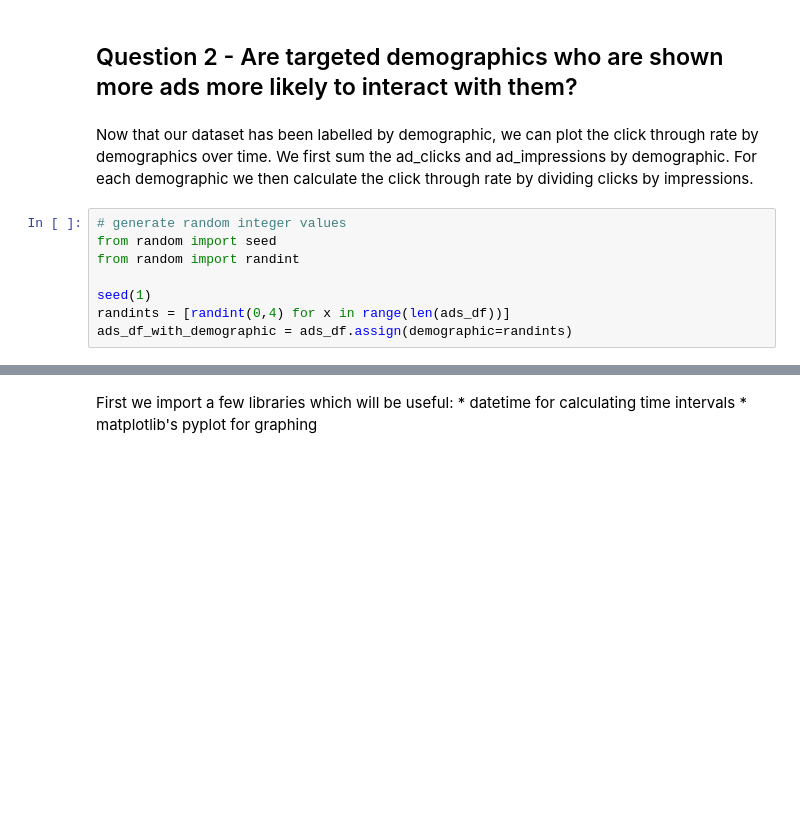
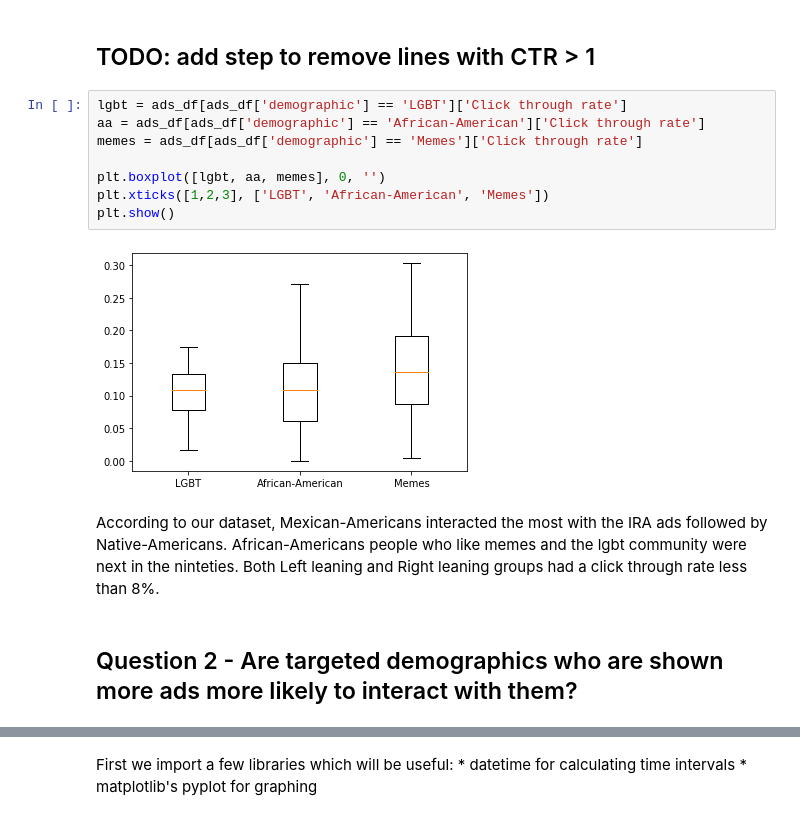
Before and after one commit to ALotOfData/data-512-a5, a Jupyter notebook: src/analysis.ipynb, the cells around one changed output, grey strips where cells are left out. Drawn from its saved outputs; the diff is of its cells as text; blank space fills up the shorter version.

```diff
--- a/src/analysis.ipynb
+++ b/src/analysis.ipynb
@@ -1375,12 +64,17 @@ liberal,democrats,friends,social,democratic,anti,democracy,liberalism,bernie,san
+# %% [markdown]
+## TODO: add step to remove lines with CTR > 1
+# %%
+lgbt = ads_df[ads_df['demographic'] == 'LGBT']['Click through rate']
+aa = ads_df[ads_df['demographic'] == 'African-American']['Click through rate']
+memes = ads_df[ads_df['demographic'] == 'Memes']['Click through rate']
+
+plt.boxplot([lgbt, aa, memes], 0, '')
+plt.xticks([1,2,3], ['LGBT', 'African-American', 'Memes'])
+plt.show()
+# %% [output]
+[figure, added]
+# %% [markdown]
+According to our dataset, Mexican-Americans interacted the most with the IRA ads followed by Native-Americans.
+African-Americans people who like memes and the lgbt community were next in the ninteties. Both Left leaning and Right leaning groups had a click through rate less than 8%.
 # %% [markdown]
 ## Question 2 - Are targeted demographics who are shown more ads more likely to interact with them?
-# %% [markdown]
-Now that our dataset has been labelled by demographic, we can plot the click through rate by demographics over time. We first sum the ad_clicks and ad_impressions by demographic. For each demographic we then calculate the click through rate by dividing clicks by impressions.
-# %%
-# generate random integer values
-from random import seed
-from random import randint
-
-seed(1)
-randints = [randint(0,4) for x in range(len(ads_df))]
-ads_df_with_demographic = ads_df.assign(demographic=randints)
```
Also changed, not shown: parts of 122 cells of this notebook, 3 other files.
